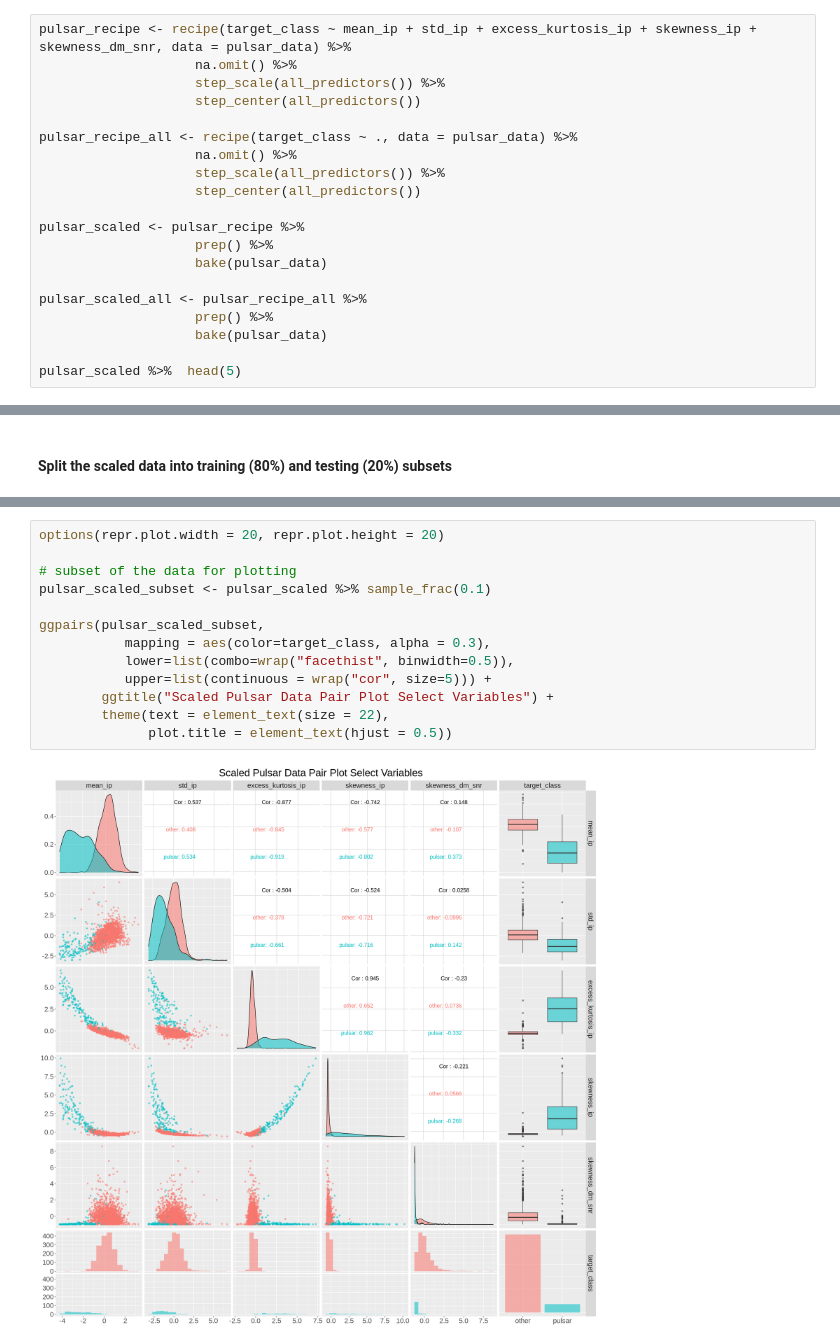
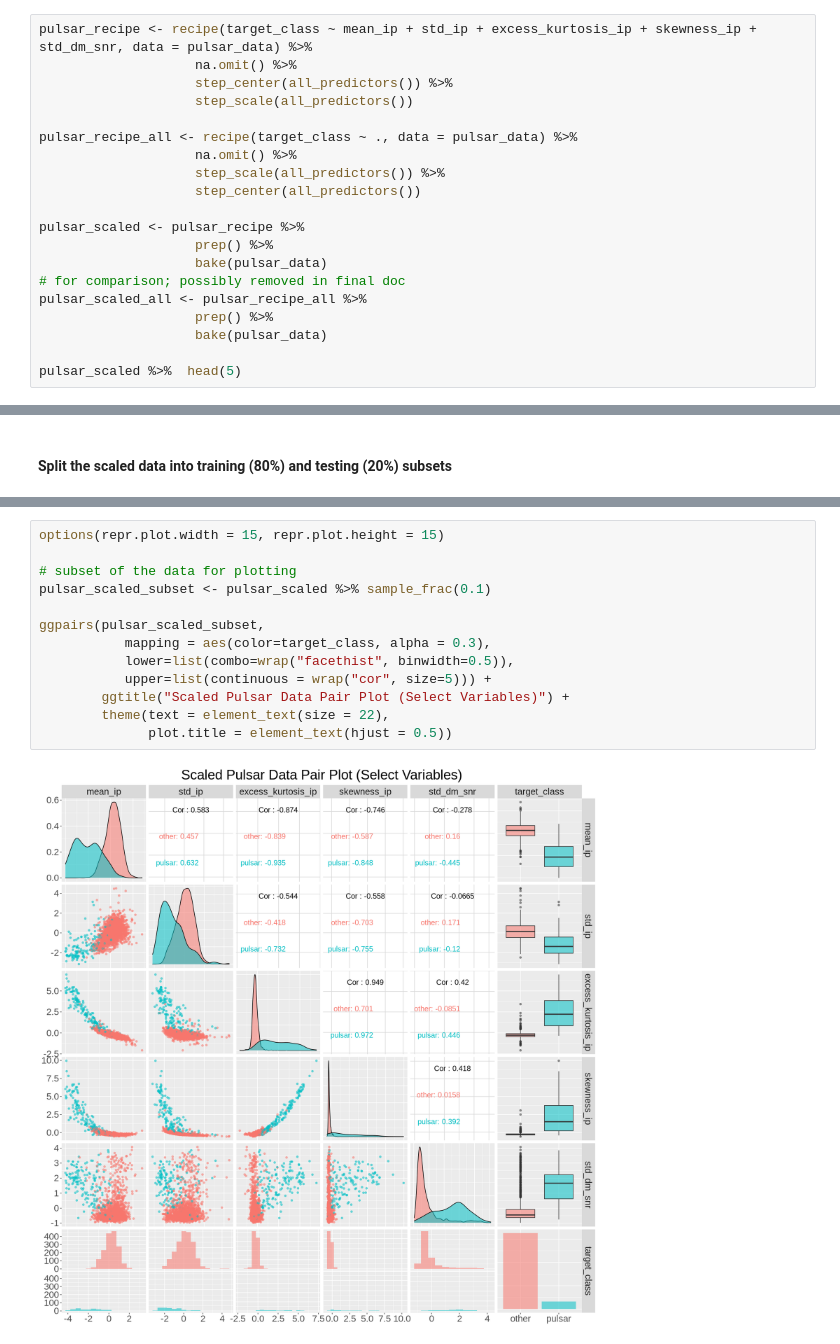
Before and after one commit to tccw/dsci100-group-project, a Jupyter notebook: group_proposal_pulsars.ipynb, the cells around one changed output, grey strips where cells are left out. Drawn from its saved outputs; the diff is of its cells as text.

```diff
--- a/group_proposal_pulsars.ipynb
+++ b/group_proposal_pulsars.ipynb
@@ -96,10 +87,10 @@ max(pulsar_data %>% select(mean_ip))
 # %% [markdown]
 #### Processing Recipe
 # %%
-pulsar_recipe <- recipe(target_class ~ mean_ip + std_ip + excess_kurtosis_ip + skewness_ip + skewness_dm_snr, data = pulsar_data) %>%
+pulsar_recipe <- recipe(target_class ~ mean_ip + std_ip + excess_kurtosis_ip + skewness_ip + std_dm_snr, data = pulsar_data) %>%
                     na.omit() %>%
-                    step_scale(all_predictors()) %>%
-                    step_center(all_predictors())
+                    step_center(all_predictors()) %>%
+                    step_scale(all_predictors())
 
 pulsar_recipe_all <- recipe(target_class ~ ., data = pulsar_data) %>%
                     na.omit() %>%
@@ -109,7 +100,7 @@ pulsar_recipe_all <- recipe(target_class ~ ., data = pulsar_data) %>%
 pulsar_scaled <- pulsar_recipe %>%
                     prep() %>%
                     bake(pulsar_data)
-
+# for comparison; possibly removed in final doc
 pulsar_scaled_all <- pulsar_recipe_all %>%
                     prep() %>%
                     bake(pulsar_data)
@@ -162,15 +158,15 @@ A tibble: 1 × 3
 # %%
-options(repr.plot.width = 20, repr.plot.height = 20)
+options(repr.plot.width = 15, repr.plot.height = 15)
 
 # subset of the data for plotting
 pulsar_scaled_subset <- pulsar_scaled %>% sample_frac(0.1)
 
 ggpairs(pulsar_scaled_subset,
            mapping = aes(color=target_class, alpha = 0.3),
            lower=list(combo=wrap("facethist", binwidth=0.5)),
            upper=list(continuous = wrap("cor", size=5))) +
-        ggtitle("Scaled Pulsar Data Pair Plot Select Variables") +
+        ggtitle("Scaled Pulsar Data Pair Plot (Select Variables)") +
         theme(text = element_text(size = 22),
               plot.title = element_text(hjust = 0.5))
 # %% [output]
-[figure, old version]
+[figure, new version]
```
Also changed, not shown: parts of 13 cells of this notebook.
